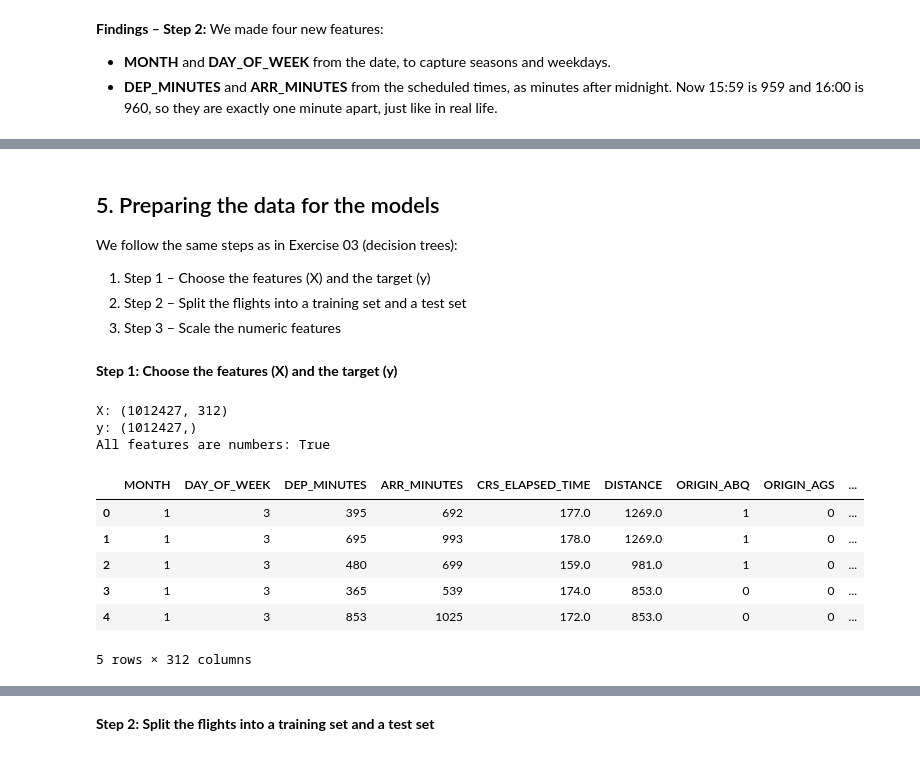
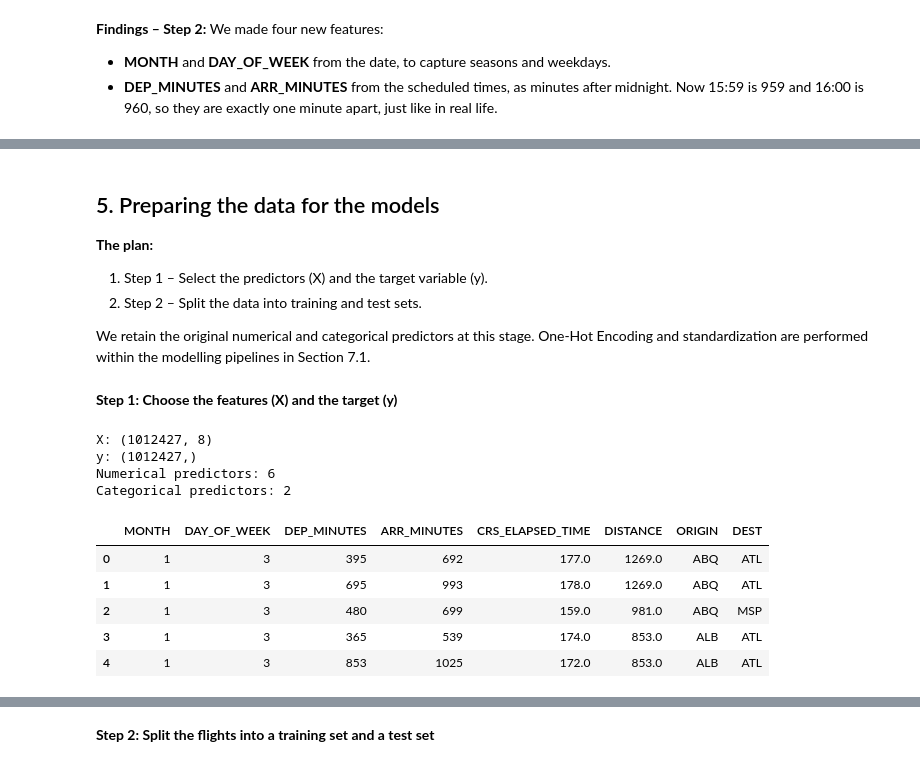
Before and after one commit to Malou100701/MachineLearning2026, a Jupyter notebook: flight_delay_analysis_starter.ipynb, the cells around one changed output, grey strips where cells are left out. Saved outputs shown, nothing was run; the diff lists cells and outputs as text; code cells hidden in the pictures.

```diff
--- a/flight_delay_analysis_starter.ipynb
+++ b/flight_delay_analysis_starter.ipynb
@@ -418,18 +413,0 @@ ORIGIN and DEST are categorical attributes without a natural order. As in Lectur
-# %%
-# as in Exercise 03, Task 3, we use pd.get_dummies(): it makes one column per airport,
-# e.g. ORIGIN_ATL = 1 if the flight leaves from Atlanta, else 0
-# dtype="int8" gives 0/1 instead of True/False, and uses little memory
-airports = pd.get_dummies(clean[["ORIGIN", "DEST"]], dtype="int8")
-
-# add the new columns to clean. ORIGIN and DEST stay as text too,
-# so we can still use them to look at the data, e.g. delays per airport
-clean = pd.concat([clean, airports], axis=1)
-
-# lists of the new column names, so we can use them as features in Section 5
-origin_cols = [col for col in airports.columns if col.startswith("ORIGIN_")]
-dest_cols = [col for col in airports.columns if col.startswith("DEST_")]
-print("Number of ORIGIN columns:", len(origin_cols))
-print("Number of DEST columns:", len(dest_cols))
-
-# show 5 flights: the airport as text, and a few of the new 0/1 columns
-clean[["ORIGIN", "DEST", "ORIGIN_ATL", "ORIGIN_JFK", "ORIGIN_LAX", "DEST_ATL", "DEST_JFK", "DEST_LAX"]].head()
@@ -516,42 +494,52 @@ CANCELLED and DIVERTED are all 0: True
 # %% [markdown]
 ## 5. Preparing the data for the models
 
-We follow the same steps as in Exercise 03 (decision trees):
-1. Step 1 – Choose the features (X) and the target (y)
-2. Step 2 – Split the flights into a training set and a test set
-3. Step 3 – Scale the numeric features
+**The plan:**
+1. Step 1 – Select the predictors (X) and the target variable (y).
+2. Step 2 – Split the data into training and test sets.
+
+We retain the original numerical and categorical predictors at this stage. One-Hot Encoding and standardization are performed within the modelling pipelines in Section 7.1.
 # %% [markdown]
 **Step 1: Choose the features (X) and the target (y)**
 # %%
-# the numeric features: only information that is known before the flight leaves
+# Numerical predictors
 NUMERIC_FEATURES = [
-    "MONTH", "DAY_OF_WEEK",           # from the date
-    "DEP_MINUTES", "ARR_MINUTES",     # scheduled times, as minutes after midnight
-    "CRS_ELAPSED_TIME", "DISTANCE",   # planned gate-to-gate time and distance
+    "MONTH",
+    "DAY_OF_WEEK",
+    "DEP_MINUTES",
+    "ARR_MINUTES",
+    "CRS_ELAPSED_TIME",
+    "DISTANCE"
 ]
 
-# all features = the numeric features + the 0/1 airport columns from Section 4
-FEATURES = NUMERIC_FEATURES + origin_cols + dest_cols
+# Categorical predictors
+CATEGORICAL_FEATURES = [
+    "ORIGIN",
+    "DEST"
+]
 
-# X = the features, y = the target (1 = at least 15 minutes late, 0 = on time)
-X = clean[FEATURES]
-y = clean["ARR_DEL15"]
+# Combine the eight original predictors
+RAW_FEATURES = NUMERIC_FEATURES + CATEGORICAL_FEATURES
+
+# Define predictors and target
+X = clean[RAW_FEATURES].copy()
+y = clean["ARR_DEL15"].copy()
 
 print("X:", X.shape)
 print("y:", y.shape)
+print("Numerical predictors:", len(NUMERIC_FEATURES))
+print("Categorical predictors:", len(CATEGORICAL_FEATURES))
 
-# check that X has no text or date columns (a model can only use numbers)
-print("All features are numbers:", X.dtypes.apply(pd.api.types.is_numeric_dtype).all())
-X.head()
+display(X.head())
 # %% [output]
-X: (1012427, 312)
+X: (1012427, 8)
 y: (1012427,)
-All features are numbers: True
+Numerical predictors: 6
+Categorical predictors: 2
-|  | MONTH | DAY_OF_WEEK | DEP_MINUTES | ARR_MINUTES | CRS_ELAPSED_TIME | DISTANCE | ORIGIN_ABQ | ORIGIN_AGS | ... |
-| 0 | 1 | 3 | 395 | 692 | 177.0 | 1269.0 | 1 | 0 | ... |
-| 1 | 1 | 3 | 695 | 993 | 178.0 | 1269.0 | 1 | 0 | ... |
-| 2 | 1 | 3 | 480 | 699 | 159.0 | 981.0 | 1 | 0 | ... |
-| 3 | 1 | 3 | 365 | 539 | 174.0 | 853.0 | 0 | 0 | ... |
-| 4 | 1 | 3 | 853 | 1025 | 172.0 | 853.0 | 0 | 0 | ... |
+|  | MONTH | DAY_OF_WEEK | DEP_MINUTES | ARR_MINUTES | CRS_ELAPSED_TIME | DISTANCE | ORIGIN | DEST |
+| 0 | 1 | 3 | 395 | 692 | 177.0 | 1269.0 | ABQ | ATL |
+| 1 | 1 | 3 | 695 | 993 | 178.0 | 1269.0 | ABQ | ATL |
+| 2 | 1 | 3 | 480 | 699 | 159.0 | 981.0 | ABQ | MSP |
+| 3 | 1 | 3 | 365 | 539 | 174.0 | 853.0 | ALB | ATL |
+| 4 | 1 | 3 | 853 | 1025 | 172.0 | 853.0 | ALB | ATL |
-5 rows × 312 columns
 # %% [markdown]
```
Also changed, not shown: parts of 58 cells of this notebook.
